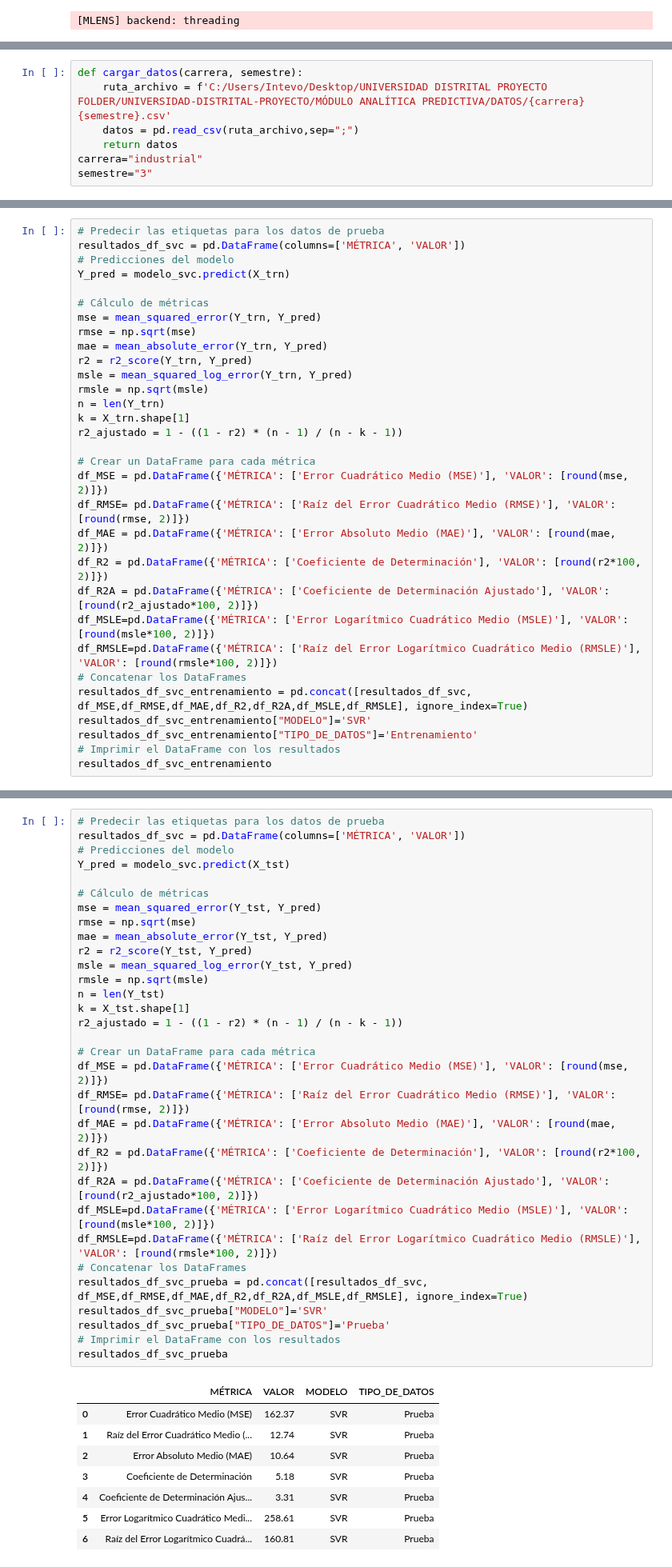
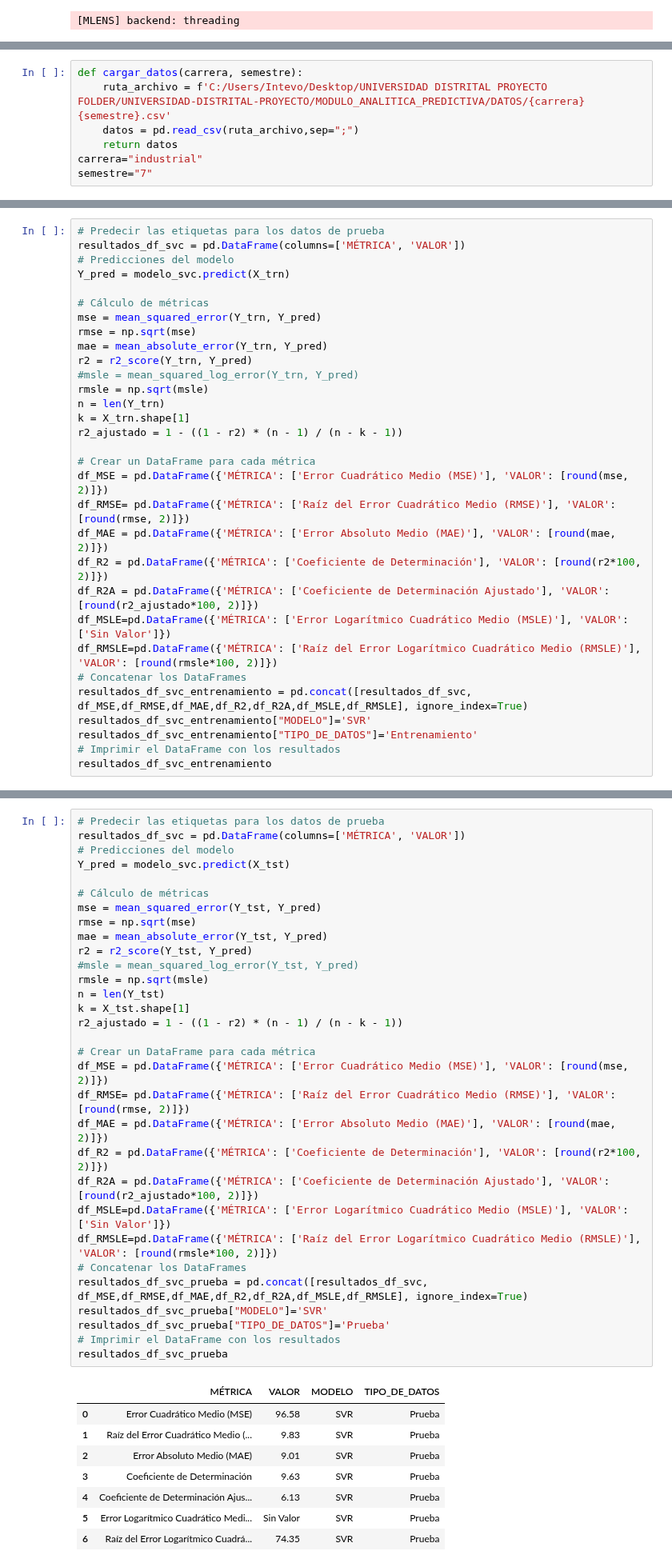
Before and after one commit to CamiloeSotoS/UNIVERSIDAD-DISTRITAL-PROYECTO, a Jupyter notebook: MÓDULO ANALÍTICA PREDICTIVA/MÓDULO_ANALITICA_MODELOS_REGRESION_DEF.ipynb, the cells around one changed output, grey strips where cells are left out. Shown at 80% size. Saved outputs shown, nothing was run; the diff lists cells and outputs as text.

```diff
--- a/MÓDULO ANALÍTICA PREDICTIVA/MÓDULO_ANALITICA_MODELOS_REGRESION_DEF.ipynb
+++ b/MÓDULO ANALÍTICA PREDICTIVA/MÓDULO_ANALITICA_MODELOS_REGRESION_DEF.ipynb
@@ -168,11 +168,11 @@ variables_por_carrera = {
 }
 # %%
 def cargar_datos(carrera, semestre):
-    ruta_archivo = f'C:/Users/Intevo/Desktop/UNIVERSIDAD DISTRITAL PROYECTO FOLDER/UNIVERSIDAD-DISTRITAL-PROYECTO/MÓDULO ANALÍTICA PREDICTIVA/DATOS/{carrera}{semestre}.csv'
+    ruta_archivo = f'C:/Users/Intevo/Desktop/UNIVERSIDAD DISTRITAL PROYECTO FOLDER/UNIVERSIDAD-DISTRITAL-PROYECTO/MODULO_ANALITICA_PREDICTIVA/DATOS/{carrera}{semestre}.csv'
     datos = pd.read_csv(ruta_archivo,sep=";")
     return datos
 carrera="industrial"
-semestre="3"
+semestre="7"
 # %%
 datos = cargar_datos(carrera, semestre)
 columnas_filtradas = variables_por_carrera[carrera][semestre]
@@ -473,7 +473,7 @@ mse = mean_squared_error(Y_trn, Y_pred)
 rmse = np.sqrt(mse)
 mae = mean_absolute_error(Y_trn, Y_pred)
 r2 = r2_score(Y_trn, Y_pred)
-msle = mean_squared_log_error(Y_trn, Y_pred)
+#msle = mean_squared_log_error(Y_trn, Y_pred)
 rmsle = np.sqrt(msle)
 n = len(Y_trn)
 k = X_trn.shape[1]
@@ -485,7 +485,7 @@ df_RMSE= pd.DataFrame({'MÉTRICA': ['Raíz del Error Cuadrático Medio (RMSE)'],
 df_MAE = pd.DataFrame({'MÉTRICA': ['Error Absoluto Medio (MAE)'], 'VALOR': [round(mae, 2)]})
 df_R2 = pd.DataFrame({'MÉTRICA': ['Coeficiente de Determinación'], 'VALOR': [round(r2*100, 2)]})
 df_R2A = pd.DataFrame({'MÉTRICA': ['Coeficiente de Determinación Ajustado'], 'VALOR': [round(r2_ajustado*100, 2)]})
-df_MSLE=pd.DataFrame({'MÉTRICA': ['Error Logarítmico Cuadrático Medio (MSLE)'], 'VALOR': [round(msle*100, 2)]})
+df_MSLE=pd.DataFrame({'MÉTRICA': ['Error Logarítmico Cuadrático Medio (MSLE)'], 'VALOR': ['Sin Valor']})
 df_RMSLE=pd.DataFrame({'MÉTRICA': ['Raíz del Error Logarítmico Cuadrático Medio (RMSLE)'], 'VALOR': [round(rmsle*100, 2)]})
 # Concatenar los DataFrames
 resultados_df_svc_entrenamiento = pd.concat([resultados_df_svc, df_MSE,df_RMSE,df_MAE,df_R2,df_R2A,df_MSLE,df_RMSLE], ignore_index=True)
@@ -506,42 +506,42 @@ resultados_df_svc_entrenamiento
 # Predecir las etiquetas para los datos de prueba
 resultados_df_svc = pd.DataFrame(columns=['MÉTRICA', 'VALOR'])
 # Predicciones del modelo
 Y_pred = modelo_svc.predict(X_tst)
 
 # Cálculo de métricas
 mse = mean_squared_error(Y_tst, Y_pred)
 rmse = np.sqrt(mse)
 mae = mean_absolute_error(Y_tst, Y_pred)
 r2 = r2_score(Y_tst, Y_pred)
-msle = mean_squared_log_error(Y_tst, Y_pred)
+#msle = mean_squared_log_error(Y_tst, Y_pred)
 rmsle = np.sqrt(msle)
 n = len(Y_tst)
 k = X_tst.shape[1]
 r2_ajustado = 1 - ((1 - r2) * (n - 1) / (n - k - 1))
 
 # Crear un DataFrame para cada métrica
 df_MSE = pd.DataFrame({'MÉTRICA': ['Error Cuadrático Medio (MSE)'], 'VALOR': [round(mse, 2)]})
 df_RMSE= pd.DataFrame({'MÉTRICA': ['Raíz del Error Cuadrático Medio (RMSE)'], 'VALOR': [round(rmse, 2)]})
 df_MAE = pd.DataFrame({'MÉTRICA': ['Error Absoluto Medio (MAE)'], 'VALOR': [round(mae, 2)]})
 df_R2 = pd.DataFrame({'MÉTRICA': ['Coeficiente de Determinación'], 'VALOR': [round(r2*100, 2)]})
 df_R2A = pd.DataFrame({'MÉTRICA': ['Coeficiente de Determinación Ajustado'], 'VALOR': [round(r2_ajustado*100, 2)]})
-df_MSLE=pd.DataFrame({'MÉTRICA': ['Error Logarítmico Cuadrático Medio (MSLE)'], 'VALOR': [round(msle*100, 2)]})
+df_MSLE=pd.DataFrame({'MÉTRICA': ['Error Logarítmico Cuadrático Medio (MSLE)'], 'VALOR': ['Sin Valor']})
 df_RMSLE=pd.DataFrame({'MÉTRICA': ['Raíz del Error Logarítmico Cuadrático Medio (RMSLE)'], 'VALOR': [round(rmsle*100, 2)]})
 # Concatenar los DataFrames
 resultados_df_svc_prueba = pd.concat([resultados_df_svc, df_MSE,df_RMSE,df_MAE,df_R2,df_R2A,df_MSLE,df_RMSLE], ignore_index=True)
 resultados_df_svc_prueba["MODELO"]='SVR'
 resultados_df_svc_prueba["TIPO_DE_DATOS"]='Prueba'
 # Imprimir el DataFrame con los resultados
 resultados_df_svc_prueba
 # %% [output]
 |  | MÉTRICA | VALOR | MODELO | TIPO_DE_DATOS |
-| 0 | Error Cuadrático Medio (MSE) | 162.37 | SVR | Prueba |
-| 1 | Raíz del Error Cuadrático Medio (... | 12.74 | SVR | Prueba |
-| 2 | Error Absoluto Medio (MAE) | 10.64 | SVR | Prueba |
-| 3 | Coeficiente de Determinación | 5.18 | SVR | Prueba |
-| 4 | Coeficiente de Determinación Ajus... | 3.31 | SVR | Prueba |
-| 5 | Error Logarítmico Cuadrático Medi... | 258.61 | SVR | Prueba |
-| 6 | Raíz del Error Logarítmico Cuadrá... | 160.81 | SVR | Prueba |
+| 0 | Error Cuadrático Medio (MSE) | 96.58 | SVR | Prueba |
+| 1 | Raíz del Error Cuadrático Medio (... | 9.83 | SVR | Prueba |
+| 2 | Error Absoluto Medio (MAE) | 9.01 | SVR | Prueba |
+| 3 | Coeficiente de Determinación | 9.63 | SVR | Prueba |
+| 4 | Coeficiente de Determinación Ajus... | 6.13 | SVR | Prueba |
+| 5 | Error Logarítmico Cuadrático Medi... | Sin Valor | SVR | Prueba |
+| 6 | Raíz del Error Logarítmico Cuadrá... | 74.35 | SVR | Prueba |
 # %%
 mejores_hiperparametros_svc = modelo_svc.get_params()
 mejores_hiperparametros_svc
```
Also changed, not shown: parts of 34 cells of this notebook, 27 other files.
